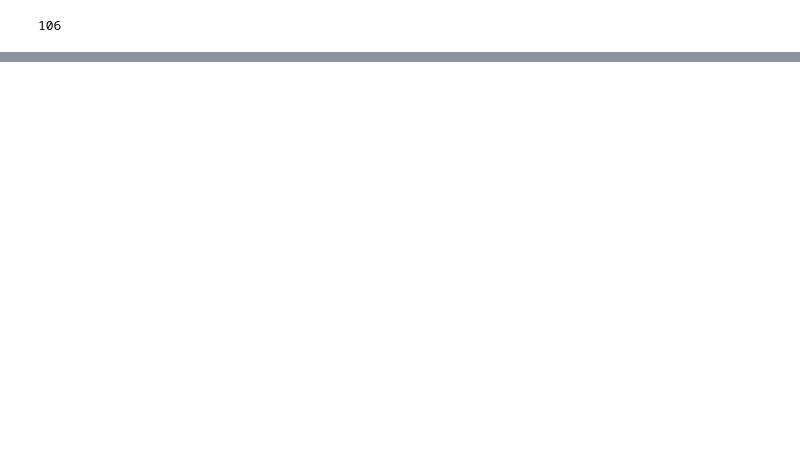
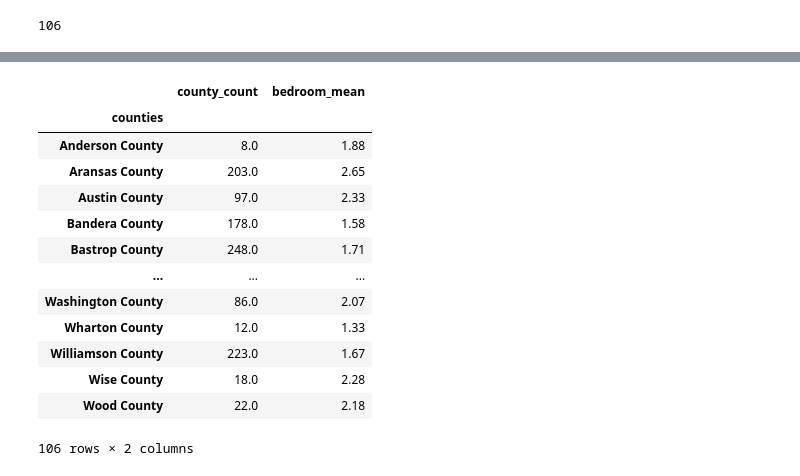
Before and after one commit to stevengreen320/Airbnb-EDA, a Jupyter notebook: Project 1 Extra.ipynb, the cells around one changed output, grey strips where cells are left out. Saved outputs shown, nothing was run; the diff lists cells and outputs as text; code cells hidden in the pictures; blank space fills up the shorter version.

```diff
--- a/Project 1 Extra.ipynb
+++ b/Project 1 Extra.ipynb
@@ -556,0 +554,3 @@ Name: bedrooms, dtype: int64
+# %%
+counties_count = airbnb_df1.groupby("counties").size()
+counties_count.sort_values(ascending=False).head(10)
@@ -556,0 +570,19 @@ Name: bedrooms, dtype: int64
+# %%
+counties_count_sum = pd.DataFrame([counties_count, bedroom_mean]).T
+counties_count_sum.columns = ["county_count", "bedroom_mean"]
+counties_count_sum
+# %% [output]
+|  | county_count | bedroom_mean |
+| counties |  |  |
+| Anderson County | 8.0 | 1.88 |
+| Aransas County | 203.0 | 2.65 |
+| Austin County | 97.0 | 2.33 |
+| Bandera County | 178.0 | 1.58 |
+| Bastrop County | 248.0 | 1.71 |
+| ... | ... | ... |
+| Washington County | 86.0 | 2.07 |
+| Wharton County | 12.0 | 1.33 |
+| Williamson County | 223.0 | 1.67 |
+| Wise County | 18.0 | 2.28 |
+| Wood County | 22.0 | 2.18 |
+106 rows × 2 columns
```
Also changed, not shown: parts of 11 cells of this notebook.
